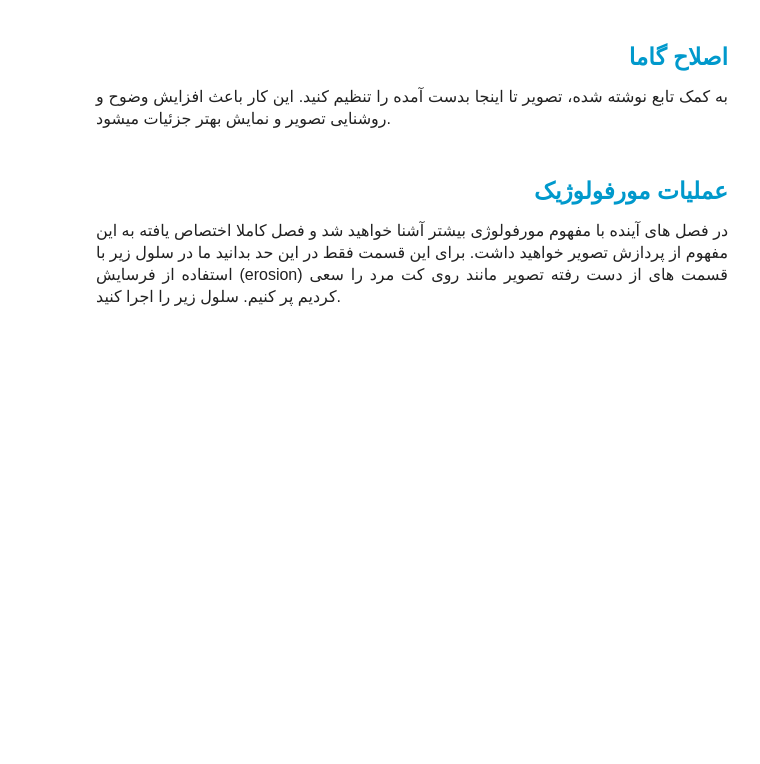
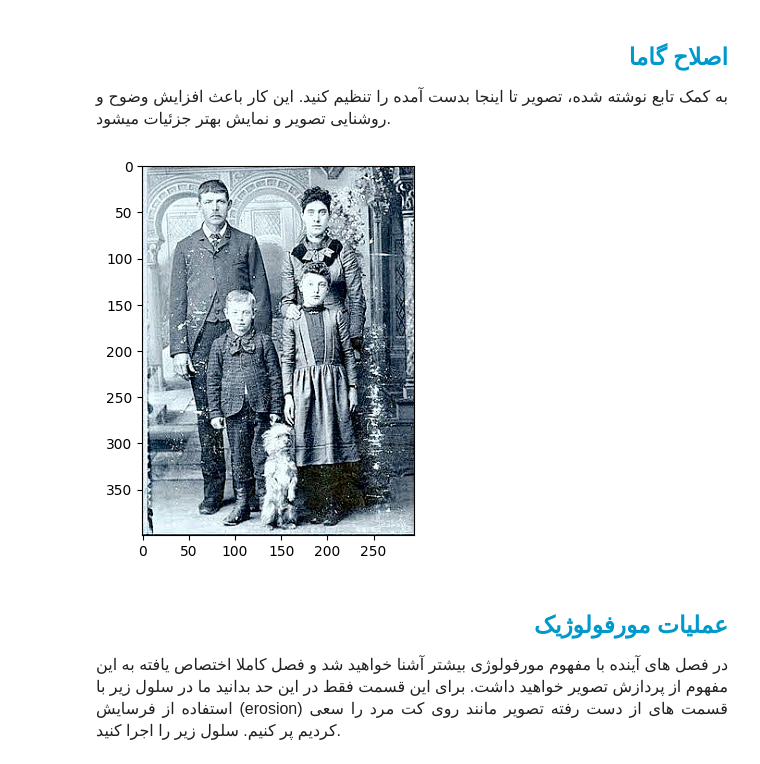
Before and after one commit to mahajialirezaei/image-processing-codes, a Jupyter notebook: Debluring/Notebook/code.ipynb, the cells around one changed output. Drawn from its saved outputs; the diff is of its cells as text; code cells hidden in the pictures; blank space fills up the shorter version.

```diff
--- a/Debluring/Notebook/code.ipynb
+++ b/Debluring/Notebook/code.ipynb
@@ -99,12 +100,18 @@ plt.show()
 به کمک تابع نوشته شده، تصویر تا اینجا بدست آمده را تنظیم کنید. این کار باعث افزایش وضوح و روشنایی تصویر و نمایش بهتر جزئیات میشود.
     </font>
     </p>
-# %%
-def adjust_gamma(image, gamma=0.8):
-    invGamma = 1.0 / gamma
-    return np.power(image / 255.0, invGamma) * 255.0
-
-final = adjust_gamma(sharpened)
+# %%
+def adjust_gamma(image, gamma):
+    normalized = image / 255.0
+    gamma_corrected = np.power(normalized, gamma)
+    return (gamma_corrected * 255).astype(np.uint8)
+
+final = adjust_gamma(sharpened, gamma= 0.8).astype(np.uint8)
+final = cv2.cvtColor(final, cv2.COLOR_BGR2RGB)
+plt.imshow(final, cmap='gray')
+plt.show()
+# %% [output]
+[figure, added]
 # %% [markdown]
 <h2 align=right style="line-height:200%;font-family:vazir;color:#0099cc">
 <font face="vazir" color="#0099cc">
```
Also changed, not shown: parts of 5 cells of this notebook.
